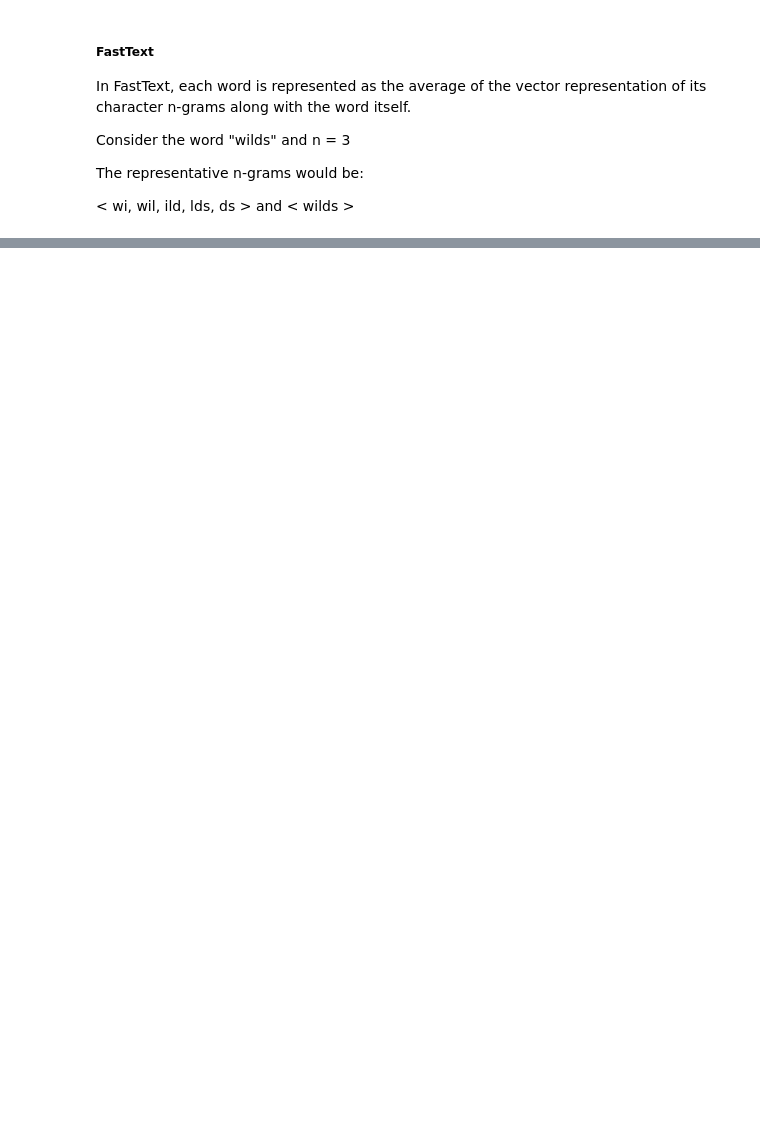
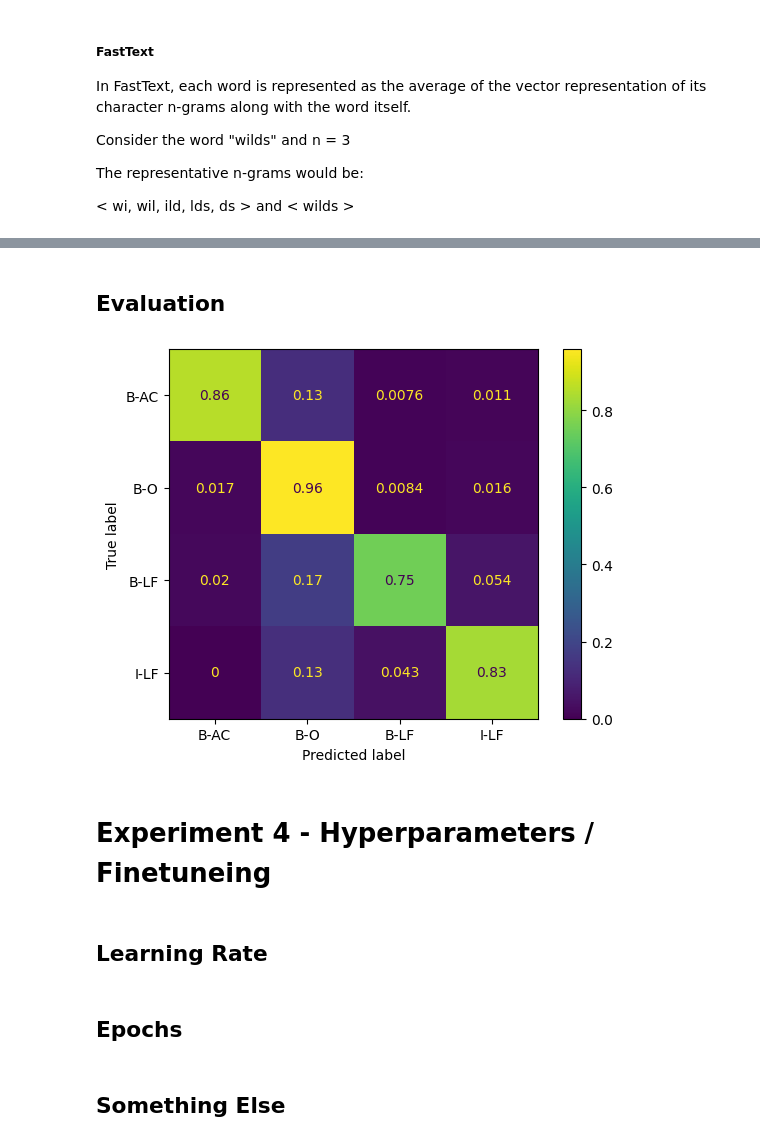
Before and after one commit to OliverKrieger/COM3029---NLP, a Jupyter notebook: cw/report/report_notebook.ipynb, the cells around one changed output, grey strips where cells are left out. Cells and saved outputs as stored; diff of their text form; code cells hidden in the pictures; blank space fills up the shorter version.

```diff
--- a/cw/report/report_notebook.ipynb
+++ b/cw/report/report_notebook.ipynb
@@ -1367,0 +1339,3 @@ https://radimrehurek.com/gensim/models/word2vec.html
+# %%
+exp3_plots:list[ConfusionMatrixDisplay, dict, str, dict] = []
+retrain_exp_3 = False
@@ -1367,0 +1344,10 @@ https://radimrehurek.com/gensim/models/word2vec.html
+# %%
+exp3_plots.append(run_train_and_plot_pipeline(
+        train_collection,
+        test_collection,
+        validation_collection,
+        retrain_exp_3,
+        exp_path="exp_3/DistilBERT",
+        epochs=50
+    )
+)
@@ -1367,0 +1604,14 @@ https://radimrehurek.com/gensim/models/word2vec.html
+# %% [markdown]
+## Evaluation
+# %%
+plot_unified_graphs(exp3_plots)
+# %% [output]
+[figure, added]
+# %% [markdown]
+# Experiment 4 - Hyperparameters / Finetuneing
+# %% [markdown]
+## Learning Rate
+# %% [markdown]
+## Epochs
+# %% [markdown]
+## Something Else
```
Also changed, not shown: parts of 26 cells of this notebook, 3 other files.
